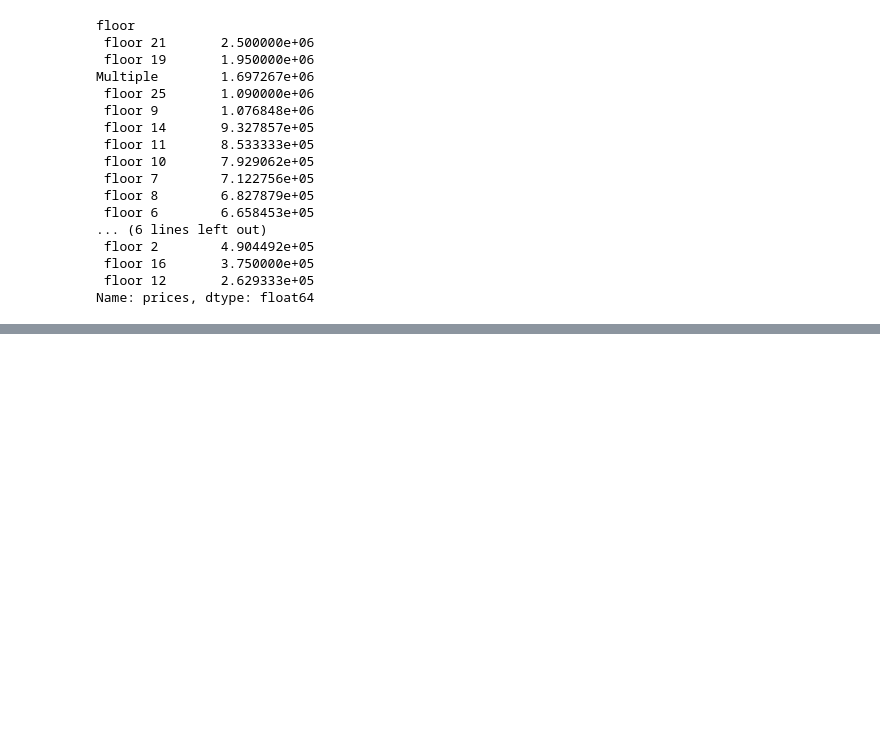
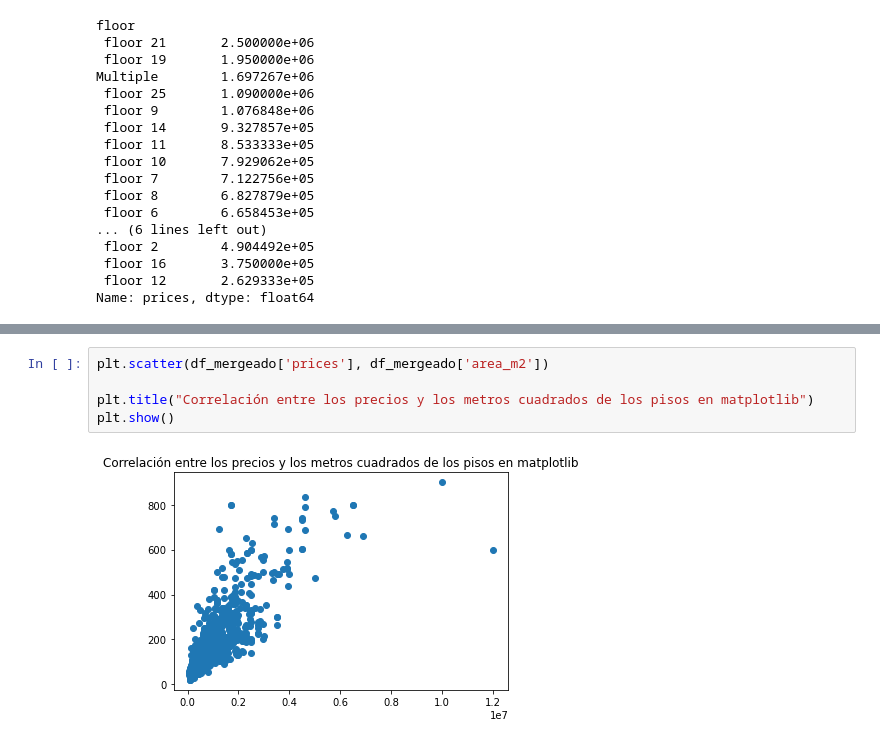
Before and after one commit to pauclaret/idealista_prices, a Jupyter notebook: test.ipynb, the cells around one changed output, grey strips where cells are left out. Drawn from its saved outputs; the diff is of its cells as text; blank space fills up the shorter version.

```diff
--- a/test.ipynb
+++ b/test.ipynb
@@ -305,0 +338,7 @@ plt.show()
+# %%
+plt.scatter(df_mergeado['prices'], df_mergeado['area_m2'])
+
+plt.title("Correlación entre los precios y los metros cuadrados de los pisos en matplotlib")
+plt.show()
+# %% [output]
+[figure, added]
```
Also changed, not shown: parts of 10 cells of this notebook.
